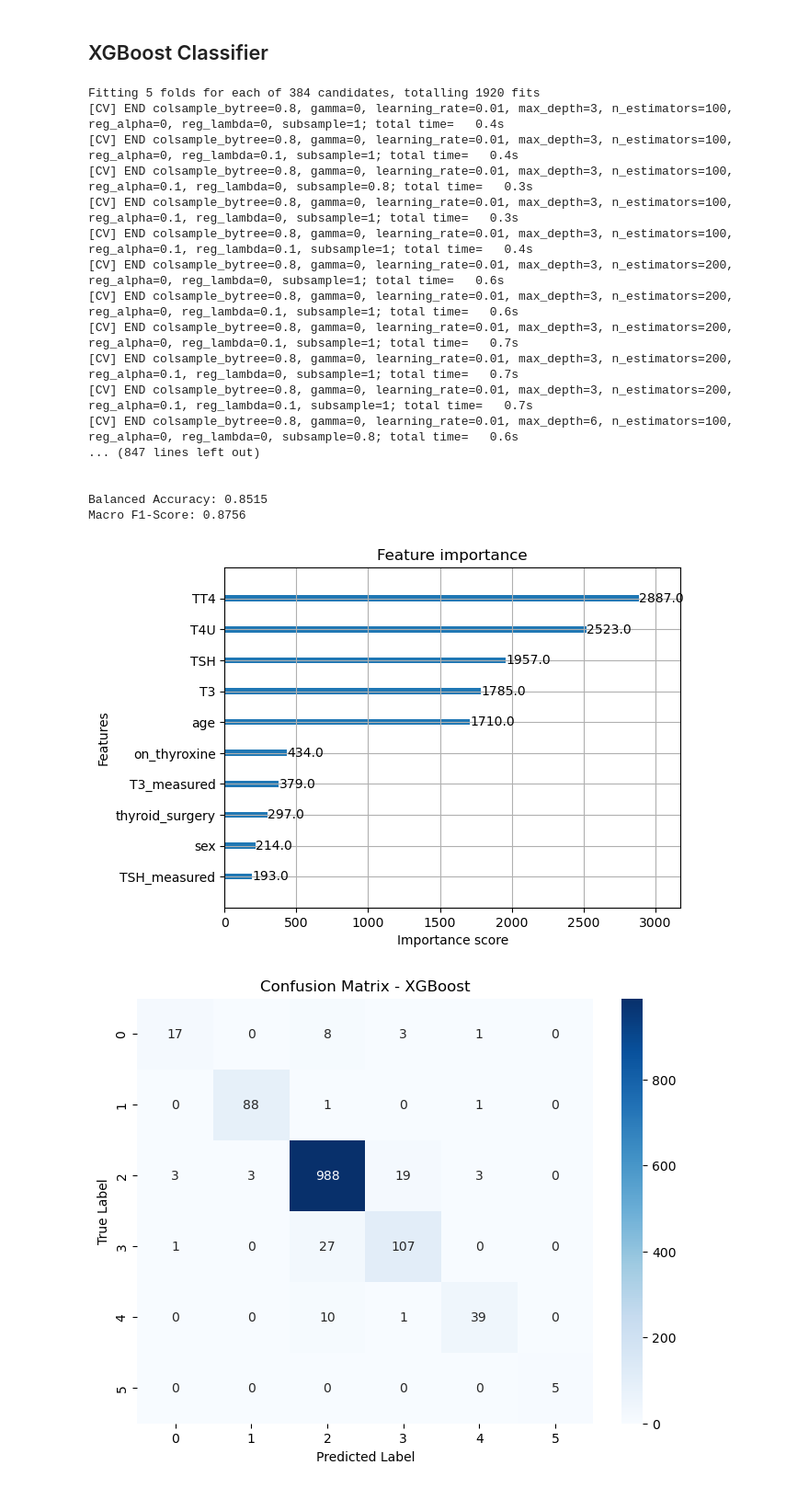
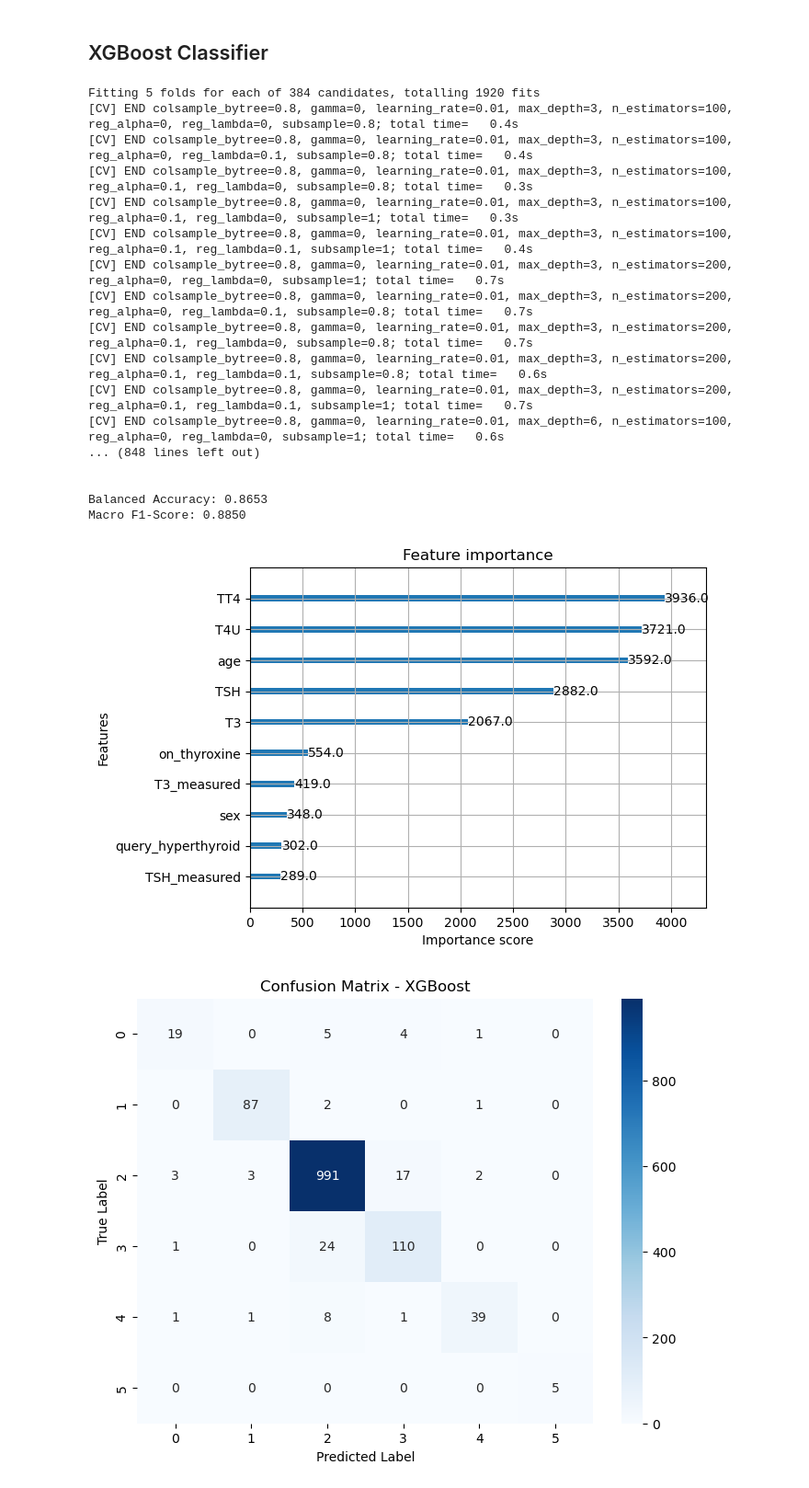
Before and after one commit to assylkzh/thyroid_disease_prediction, a Jupyter notebook: thyroid-disease-detection.ipynb, the cells around one changed output. Shown at 92% size. Saved outputs shown, nothing was run; the diff lists cells and outputs as text; code cells hidden in the pictures.

```diff
--- a/thyroid-disease-detection.ipynb
+++ b/thyroid-disease-detection.ipynb
@@ -1222,7 +1223,7 @@ param_grid = {
     'n_estimators': [100, 200],
     'max_depth': [None, 10, 20],
     'min_samples_split': [2, 5],
-    'class_weight': ['balanced', None]  # Test both balanced and unbalanced
+    'class_weight': ['balanced']
 }
 
 # Set up Stratified K-Fold (5 splits for robustness)
@@ -1231,11 +1232,11 @@ cv = StratifiedKFold(n_splits=5, shuffle=True, random_state=42)
 # Initialize the model
 rf = RandomForestClassifier(random_state=42)
 
-# GridSearchCV (use 'f1_weighted' for imbalanced classes)
+# GridSearchCV (use 'f1_macro' for imbalanced classes)
 grid_search = GridSearchCV(estimator=rf,
                           param_grid=param_grid,
                           cv=cv,
-                          scoring='f1_weighted',
+                          scoring='f1_macro',
                           verbose=1,
                           n_jobs=-1)
 
@@ -1244,7 +1245,7 @@ grid_search.fit(X_train, y_train)
 
 # Best parameters and CV score
 print("Best Parameters:", grid_search.best_params_)
-print("Best Cross-Validated f1_weighted:", grid_search.best_score_)
+print("Best Cross-Validated f1_macro:", grid_search.best_score_)
 
 # Predict on TEST set using the best estimator
 best_rf = grid_search.best_estimator_
@@ -1325,7 +1326,7 @@ cv = StratifiedKFold(n_splits=5, shuffle=True, random_state=42)
 grid_search = GridSearchCV(
     estimator=xgb_clf,
     param_grid=param_grid,
-    scoring='f1_weighted',
+    scoring='f1_macro',
     cv=cv,
     verbose=2,  # More detailed output
     n_jobs=-1,
@@ -1342,45 +1343,45 @@ grid_search.fit(
 # Best model and predictions
 best_xgb = grid_search.best_estimator_
 y_pred_test = best_xgb.predict(X_test)
 
 # Results
 print("Best Parameters:", grid_search.best_params_)
-print("Best Cross-Validated f1_weighted:", grid_search.best_score_)
+print("Best Cross-Validated f1_macro:", grid_search.best_score_)
 
 # Classification report
 print("\nClassification Report on Test Set:")
 print(classification_report(y_test, y_pred_test))
 
 # Balanced Accuracy
 balanced_acc = balanced_accuracy_score(y_test, y_pred_test)
 print(f"\nBalanced Accuracy: {balanced_acc:.4f}")
 
 # Macro F1-Score
 macro_f1 = f1_score(y_test, y_pred_test, average='macro')
 print(f"Macro F1-Score: {macro_f1:.4f}")
 
 # Feature Importance
 xgb.plot_importance(best_xgb, max_num_features=10)
 plt.show()
 # %% [output]
 Fitting 5 folds for each of 384 candidates, totalling 1920 fits
-[CV] END colsample_bytree=0.8, gamma=0, learning_rate=0.01, max_depth=3, n_estimators=100, reg_alpha=0, reg_lambda=0, subsample=1; total time=   0.4s
-[CV] END colsample_bytree=0.8, gamma=0, learning_rate=0.01, max_depth=3, n_estimators=100, reg_alpha=0, reg_lambda=0.1, subsample=1; total time=   0.4s
+[CV] END colsample_bytree=0.8, gamma=0, learning_rate=0.01, max_depth=3, n_estimators=100, reg_alpha=0, reg_lambda=0, subsample=0.8; total time=   0.4s
+[CV] END colsample_bytree=0.8, gamma=0, learning_rate=0.01, max_depth=3, n_estimators=100, reg_alpha=0, reg_lambda=0.1, subsample=0.8; total time=   0.4s
 [CV] END colsample_bytree=0.8, gamma=0, learning_rate=0.01, max_depth=3, n_estimators=100, reg_alpha=0.1, reg_lambda=0, subsample=0.8; total time=   0.3s
 [CV] END colsample_bytree=0.8, gamma=0, learning_rate=0.01, max_depth=3, n_estimators=100, reg_alpha=0.1, reg_lambda=0, subsample=1; total time=   0.3s
 [CV] END colsample_bytree=0.8, gamma=0, learning_rate=0.01, max_depth=3, n_estimators=100, reg_alpha=0.1, reg_lambda=0.1, subsample=1; total time=   0.4s
-[CV] END colsample_bytree=0.8, gamma=0, learning_rate=0.01, max_depth=3, n_estimators=200, reg_alpha=0, reg_lambda=0, subsample=1; total time=   0.6s
-[CV] END colsample_bytree=0.8, gamma=0, learning_rate=0.01, max_depth=3, n_estimators=200, reg_alpha=0, reg_lambda=0.1, subsample=1; total time=   0.6s
-[CV] END colsample_bytree=0.8, gamma=0, learning_rate=0.01, max_depth=3, n_estimators=200, reg_alpha=0, reg_lambda=0.1, subsample=1; total time=   0.7s
-[CV] END colsample_bytree=0.8, gamma=0, learning_rate=0.01, max_depth=3, n_estimators=200, reg_alpha=0.1, reg_lambda=0, subsample=1; total time=   0.7s
+[CV] END colsample_bytree=0.8, gamma=0, learning_rate=0.01, max_depth=3, n_estimators=200, reg_alpha=0, reg_lambda=0, subsample=1; total time=   0.7s
+[CV] END colsample_bytree=0.8, gamma=0, learning_rate=0.01, max_depth=3, n_estimators=200, reg_alpha=0, reg_lambda=0.1, subsample=0.8; total time=   0.7s
+[CV] END colsample_bytree=0.8, gamma=0, learning_rate=0.01, max_depth=3, n_estimators=200, reg_alpha=0.1, reg_lambda=0, subsample=0.8; total time=   0.7s
+[CV] END colsample_bytree=0.8, gamma=0, learning_rate=0.01, max_depth=3, n_estimators=200, reg_alpha=0.1, reg_lambda=0.1, subsample=0.8; total time=   0.6s
 [CV] END colsample_bytree=0.8, gamma=0, learning_rate=0.01, max_depth=3, n_estimators=200, reg_alpha=0.1, reg_lambda=0.1, subsample=1; total time=   0.7s
-[CV] END colsample_bytree=0.8, gamma=0, learning_rate=0.01, max_depth=6, n_estimators=100, reg_alpha=0, reg_lambda=0, subsample=0.8; total time=   0.6s
-... (847 lines left out)
+[CV] END colsample_bytree=0.8, gamma=0, learning_rate=0.01, max_depth=6, n_estimators=100, reg_alpha=0, reg_lambda=0, subsample=1; total time=   0.6s
+... (848 lines left out)
 
 
-Balanced Accuracy: 0.8515
-Macro F1-Score: 0.8756
+Balanced Accuracy: 0.8653
+Macro F1-Score: 0.8850
-[figure, old version]
+[figure, new version]
 # %%
 cm = confusion_matrix(y_test, y_pred_test)
 
```
Also changed, not shown: parts of 11 cells of this notebook, 14 other files.
